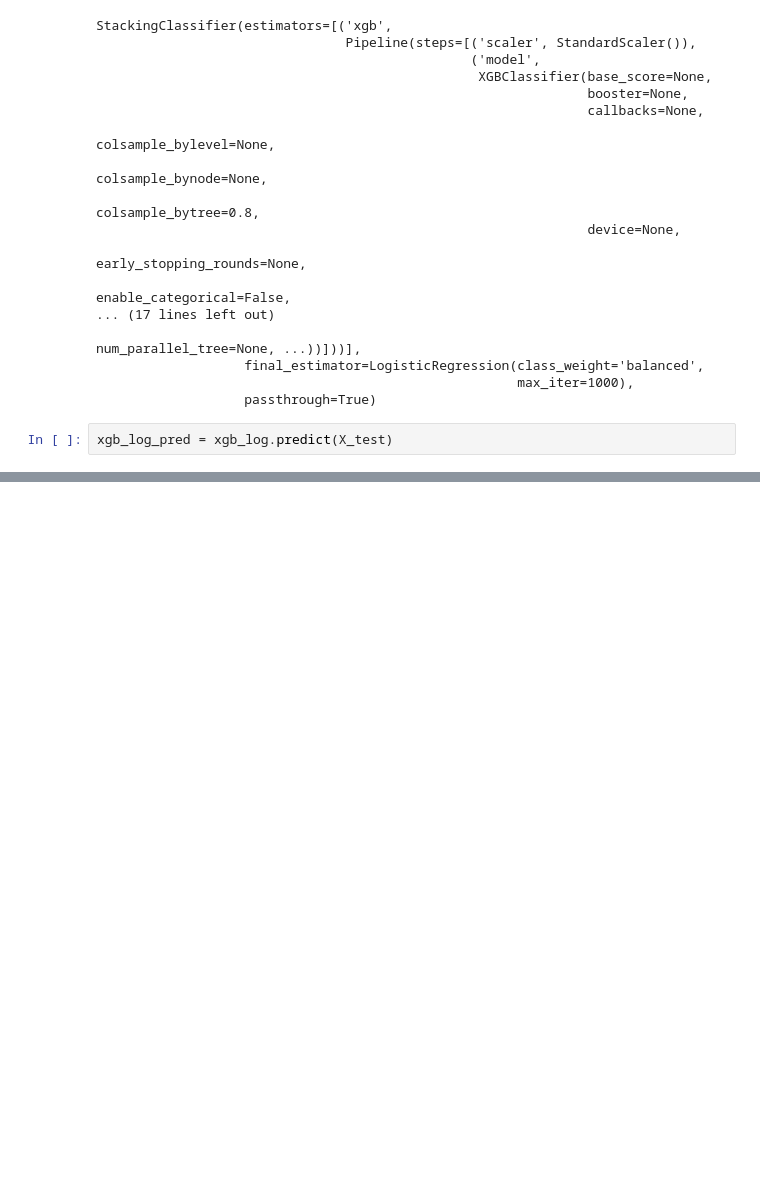
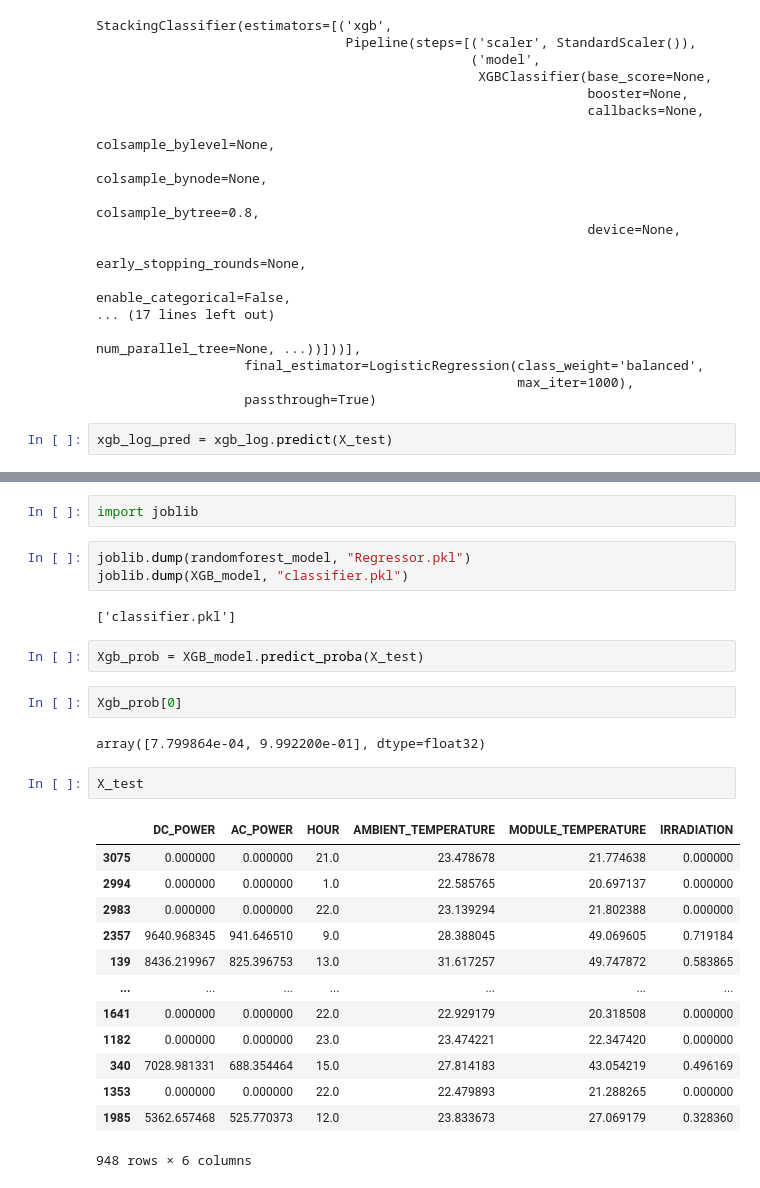
Before and after one commit to Codaks-py/Solar_MAintenance_App, a Jupyter notebook: train_model.ipynb, the cells around one changed output, grey strips where cells are left out. Drawn from its saved outputs; the diff is of its cells as text; blank space fills up the shorter version.

```diff
--- a/train_model.ipynb
+++ b/train_model.ipynb
@@ -668,0 +669,29 @@ weighted avg       0.82      0.74      0.76       948
+# %%
+import joblib
+# %%
+joblib.dump(randomforest_model, "Regressor.pkl")
+joblib.dump(XGB_model, "classifier.pkl")
+# %% [output]
+['classifier.pkl']
+# %%
+Xgb_prob = XGB_model.predict_proba(X_test)
+# %%
+Xgb_prob[0]
+# %% [output]
+array([7.799864e-04, 9.992200e-01], dtype=float32)
+# %%
+X_test
+# %% [output]
+|  | DC_POWER | AC_POWER | HOUR | AMBIENT_TEMPERATURE | MODULE_TEMPERATURE | IRRADIATION |
+| 3075 | 0.000000 | 0.000000 | 21.0 | 23.478678 | 21.774638 | 0.000000 |
+| 2994 | 0.000000 | 0.000000 | 1.0 | 22.585765 | 20.697137 | 0.000000 |
+| 2983 | 0.000000 | 0.000000 | 22.0 | 23.139294 | 21.802388 | 0.000000 |
+| 2357 | 9640.968345 | 941.646510 | 9.0 | 28.388045 | 49.069605 | 0.719184 |
+| 139 | 8436.219967 | 825.396753 | 13.0 | 31.617257 | 49.747872 | 0.583865 |
+| ... | ... | ... | ... | ... | ... | ... |
+| 1641 | 0.000000 | 0.000000 | 22.0 | 22.929179 | 20.318508 | 0.000000 |
+| 1182 | 0.000000 | 0.000000 | 23.0 | 23.474221 | 22.347420 | 0.000000 |
+| 340 | 7028.981331 | 688.354464 | 15.0 | 27.814183 | 43.054219 | 0.496169 |
+| 1353 | 0.000000 | 0.000000 | 22.0 | 22.479893 | 21.288265 | 0.000000 |
+| 1985 | 5362.657468 | 525.770373 | 12.0 | 23.833673 | 27.069179 | 0.328360 |
+948 rows × 6 columns
```
Also changed, not shown: parts of 19 cells of this notebook.
